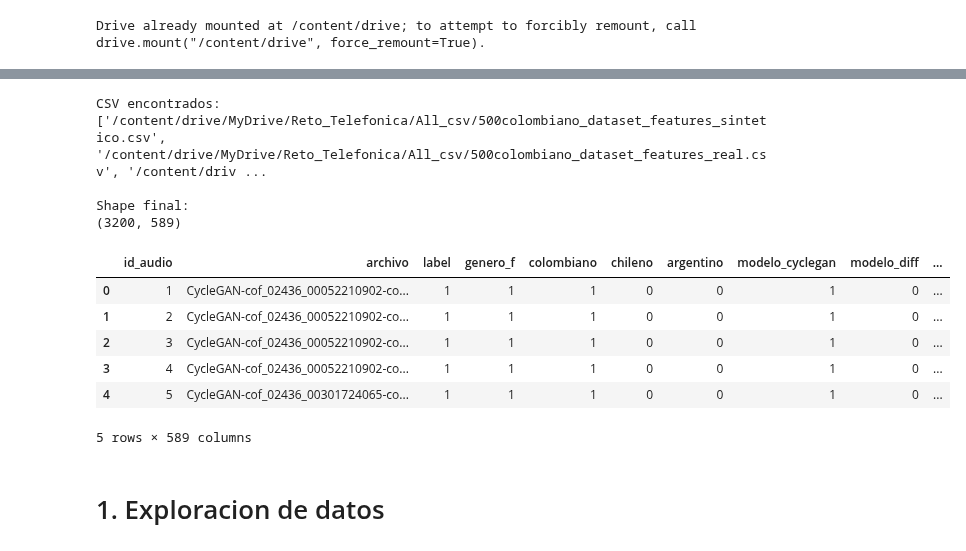
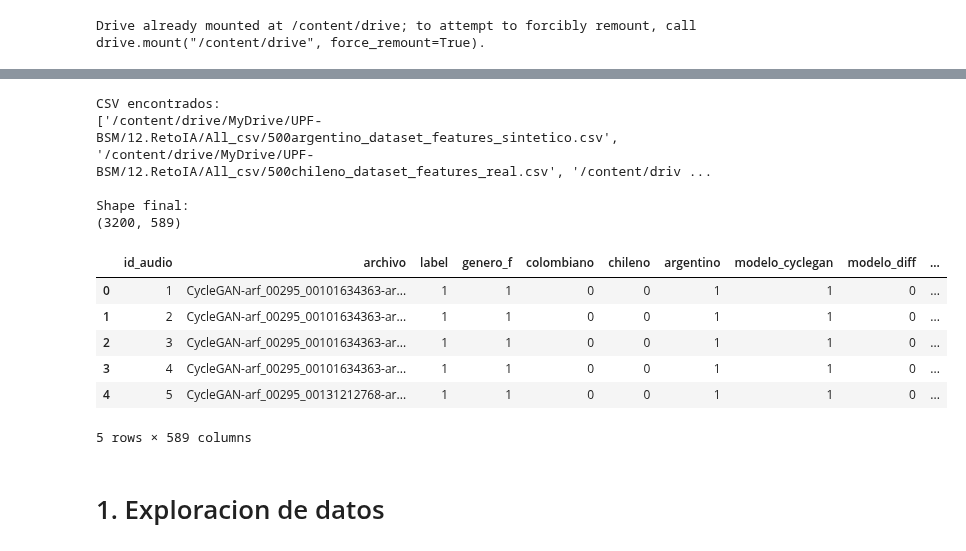
Before and after one commit to txellbalada/Reto_IA, a Jupyter notebook: Random_Forest_RetoIA.ipynb, the cells around one changed output, grey strips where cells are left out. Cells and saved outputs as stored; diff of their text form; code cells hidden in the pictures.

```diff
--- a/Random_Forest_RetoIA.ipynb
+++ b/Random_Forest_RetoIA.ipynb
@@ -20,0 +32,3 @@ Drive already mounted at /content/drive; to attempt to forcibly remount, call dr
+# %%
+#Ruta base Sofi
+ruta_base = "/content/drive/MyDrive/UPF-BSM/12.RetoIA/All_csv/"
@@ -21,7 +38,4 @@ Drive already mounted at /content/drive; to attempt to forcibly remount, call dr
 # %%
-# Ruta de la carpeta
-ruta_base = "/content/drive/MyDrive/Reto_Telefonica/All_csv/"
-
 # Buscar todos los csv
 archivos = glob.glob(ruta_base + "*.csv")
 
@@ -41,39 +55,39 @@ for archivo in archivos:
     if "real" in nombre:
         df["label"] = 0
     else:
         df["label"] = 1
 
     # acento
     if "colombiano" in nombre:
         df["accent"] = "colombiano"
 
     elif "chileno" in nombre:
         df["accent"] = "chileno"
 
     elif "argentino" in nombre:
         df["accent"] = "argentino"
 
     dfs.append(df)
 
 # unir todo
 df_unified = pd.concat(dfs, ignore_index=True)
 
 print("\nShape final:")
 print(df_unified.shape)
 
 df_unified.head()
 # %% [output]
 CSV encontrados:
-['/content/drive/MyDrive/Reto_Telefonica/All_csv/500colombiano_dataset_features_sintetico.csv', '/content/drive/MyDrive/Reto_Telefonica/All_csv/500colombiano_dataset_features_real.csv', '/content/driv ...
+['/content/drive/MyDrive/UPF-BSM/12.RetoIA/All_csv/500argentino_dataset_features_sintetico.csv', '/content/drive/MyDrive/UPF-BSM/12.RetoIA/All_csv/500chileno_dataset_features_real.csv', '/content/driv ...
 
 Shape final:
 (3200, 589)
 |  | id_audio | archivo | label | genero_f | colombiano | chileno | argentino | modelo_cyclegan | modelo_diff | ... |
-| 0 | 1 | CycleGAN-cof_02436_00052210902-co... | 1 | 1 | 1 | 0 | 0 | 1 | 0 | ... |
-| 1 | 2 | CycleGAN-cof_02436_00052210902-co... | 1 | 1 | 1 | 0 | 0 | 1 | 0 | ... |
-| 2 | 3 | CycleGAN-cof_02436_00052210902-co... | 1 | 1 | 1 | 0 | 0 | 1 | 0 | ... |
-| 3 | 4 | CycleGAN-cof_02436_00052210902-co... | 1 | 1 | 1 | 0 | 0 | 1 | 0 | ... |
-| 4 | 5 | CycleGAN-cof_02436_00301724065-co... | 1 | 1 | 1 | 0 | 0 | 1 | 0 | ... |
+| 0 | 1 | CycleGAN-arf_00295_00101634363-ar... | 1 | 1 | 0 | 0 | 1 | 1 | 0 | ... |
+| 1 | 2 | CycleGAN-arf_00295_00101634363-ar... | 1 | 1 | 0 | 0 | 1 | 1 | 0 | ... |
+| 2 | 3 | CycleGAN-arf_00295_00101634363-ar... | 1 | 1 | 0 | 0 | 1 | 1 | 0 | ... |
+| 3 | 4 | CycleGAN-arf_00295_00101634363-ar... | 1 | 1 | 0 | 0 | 1 | 1 | 0 | ... |
+| 4 | 5 | CycleGAN-arf_00295_00131212768-ar... | 1 | 1 | 0 | 0 | 1 | 1 | 0 | ... |
 5 rows × 589 columns
 # %% [markdown]
 # 1. Exploracion de datos
```
Also changed, not shown: parts of 23 cells of this notebook.
